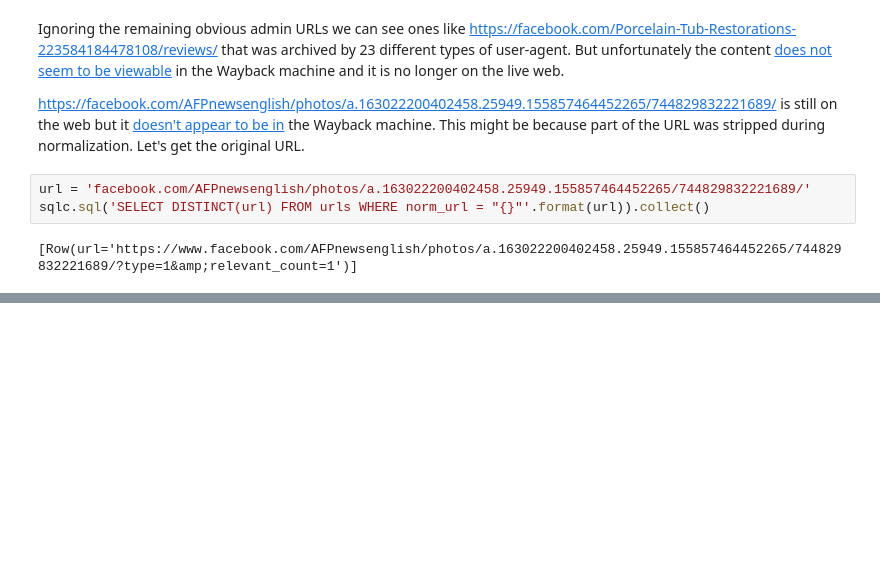
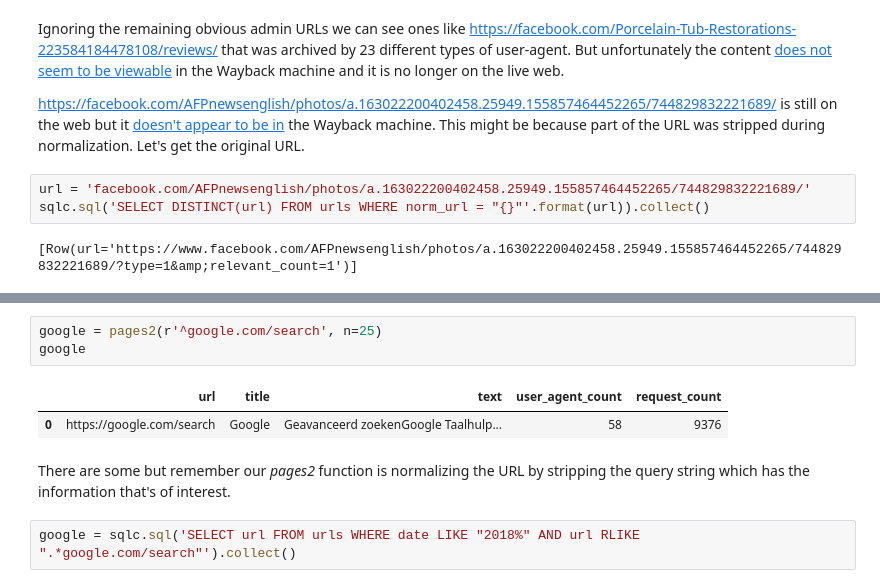
Before and after one commit to edsu/spn, a Jupyter notebook: notebooks/Known Sites.ipynb, the cells around one changed output, grey strips where cells are left out. Saved outputs shown, nothing was run; the diff lists cells and outputs as text; blank space fills up the shorter version.

```diff
--- a/notebooks/Known Sites.ipynb
+++ b/notebooks/Known Sites.ipynb
@@ -542,0 +525,10 @@ This helps us find it, but alas it doesn't render in Wayback machine. Here is th
+# %%
+google = pages2(r'^google.com/search', n=25)
+google
+# %% [output]
+|  | url | title | text | user_agent_count | request_count |
+| 0 | https://google.com/search | Google | Geavanceerd zoekenGoogle Taalhulp... | 58 | 9376 |
+# %% [markdown]
+There are some but remember our *pages2* function is normalizing the URL by stripping the query string which has the information that's of interest.
+# %%
+google = sqlc.sql('SELECT url FROM urls WHERE date LIKE "2018%" AND url RLIKE ".*google.com/search"').collect()
```
Also changed, not shown: parts of 12 cells of this notebook, 12 other files.
